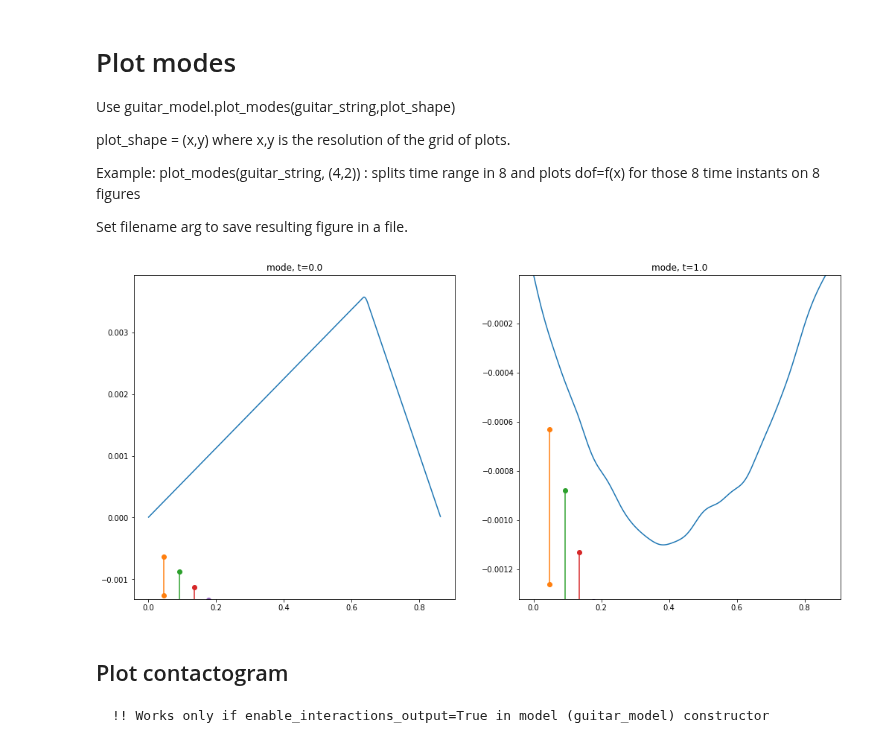
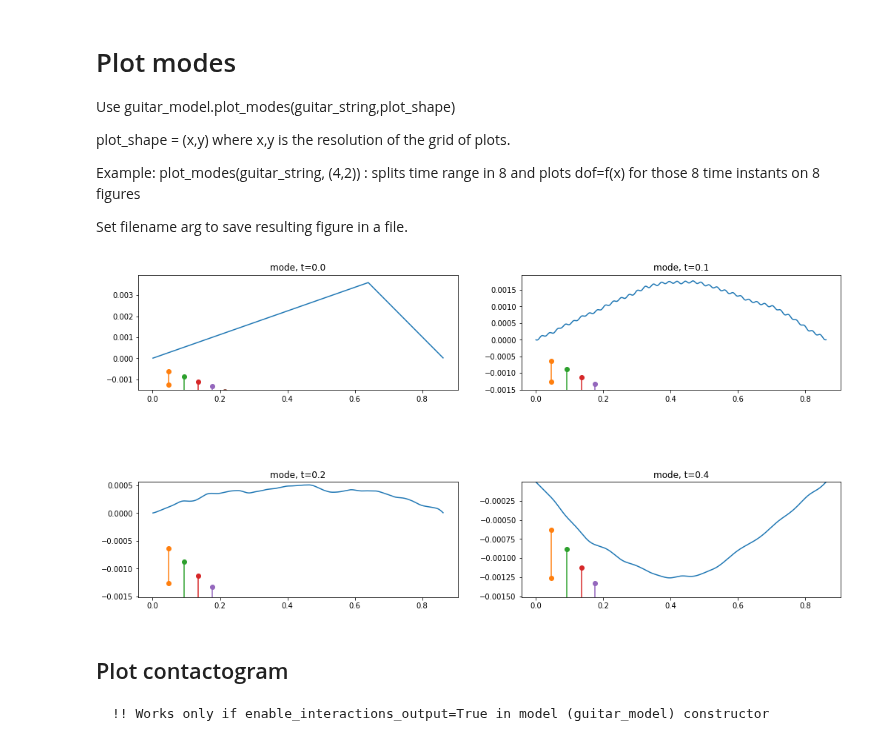
Before and after one commit to siconos/siconos-tutorials, a Jupyter notebook: Mechanics/Music/guitar_postprocessing.ipynb, the cells around one changed output. Drawn from its saved outputs; the diff is of its cells as text; code cells hidden in the pictures.

```diff
--- a/Mechanics/Music/guitar_postprocessing.ipynb
+++ b/Mechanics/Music/guitar_postprocessing.ipynb
@@ -87,5 +47,6 @@ def load(filename):
 # %%
-camp = 'bass_22012018'
+camp = 'bass_2018_0.9'
+case = parameters.bass_guitar
 names = [name for name in remote_data.keys() if name.find(camp) >=0]
 allfiles = {}
 for index in range(len(names)):
@@ -111,11 +83,12 @@ select one of the available freqs:
 # %%
 
-freqref = 4096000.0
-#freqref = 2048000.0
-#freqref2 = 4096000.0
-#f1 = allfiles['bass_22012018_1.0'][freqref]
-f1 = './results_bass_2018/F_1003520_id_4075770/converted_bass_e1.0_862_1003520.h5'
-print(f1)
+freqref = 15680.
+#freqref = 64225280.0
+#freqref2 = 32112640.0
+f1 = allfiles[camp][freqref]
+f2 = './bass_e0.9_862_15680.h5'
+#f1 = './results_bass_2018/F_1003520_id_4075770/converted_bass_e1.0_862_1003520.h5'
+#print(f1)
 #f2 = allfiles['bass_full_012018_1.0'][freqref2]
 #f3 = allfiles['bass_full_2018_1.0'][freqref]
 #f2 = './/results_bass_2018/F_2048000_id_4902276/converted_bass_e0.0_862_2048000.h5'
@@ -132,9 +105,9 @@ print(fig_path)
 
 #f1 = './tmp_noc.h5'#./results_bass_2018/F_62720_id_4075728/converted_bass_e0.0_862_62720.h5'
 #f2 = './tmp.h5'
-m1, s1, fr1, e1 = load_model(f1)
-#m2, s2, fr2, fp2, e2 = load(f2)
-#m3, s3, fr3, fp3, e3 = load(f3)
+m1, s1, fr1, e1 = load_model(f1, case)
+if f2:
+    m2, s2, fr2, e2 = load_model(f2, case)
 
 if not os.path.exists(fig_path):
     os.mkdir(fig_path)
@@ -146,2 +118,0 @@ Load model from file ./results_bass_2018/F_1003520_id_4075770/converted_bass_e1.
-# %%
-m1, s1, f1, r1 = load_model(f1)
@@ -266,11 +210,11 @@ plot_modes(guitar_string, (4,2)) : splits time range in 8 and plots dof=f(x) for
 Set filename arg to save resulting figure in a file.
 # %%
 # Plot 10 figures on two columns, for 10 time instants
-m1.plot_modes(s1,plot_shape=[1,2], iplot=0)
+m1.plot_modes(s1,plot_shape=[2,2], iplot=0)
 plt.savefig(os.path.join(fig_path, 'modes.pdf'))
 # Same thing but save output in modes.pdf
 #guitar_model.plot_modes(guitar_string,plot_shape=[5,3], filename='modes.pdf', iplot=1)
 # plot modes for time[12] and time[5000] on one column
 #guitar_model.plot_modes(guitar_string, times =[12, 1200], plot_shape=(2,1), filename='modes2.pdf', iplot=2)
 # %% [output]
-[figure, old version]
+[figure, new version]
```
Also changed, not shown: parts of 27 cells of this notebook, 17 other files.
